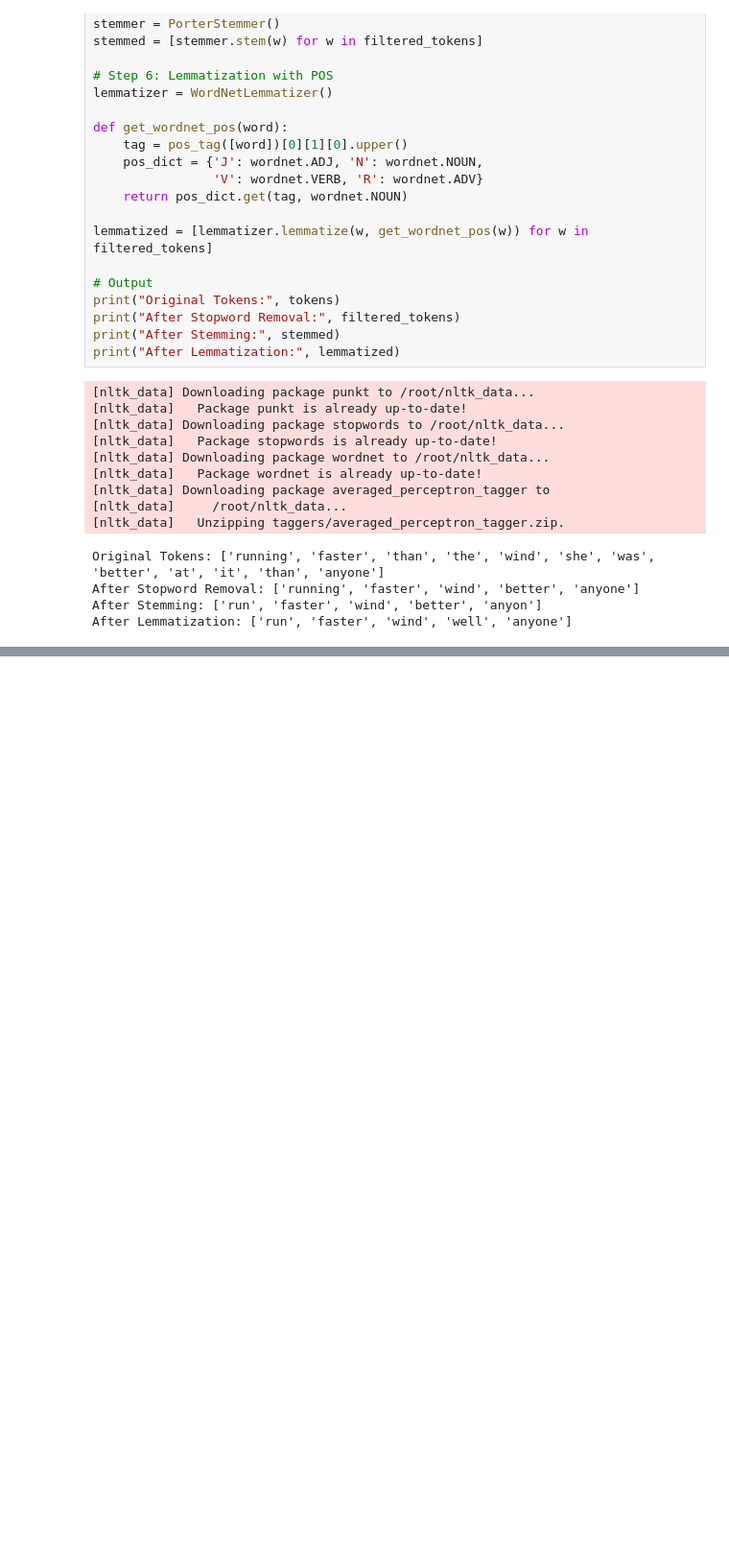
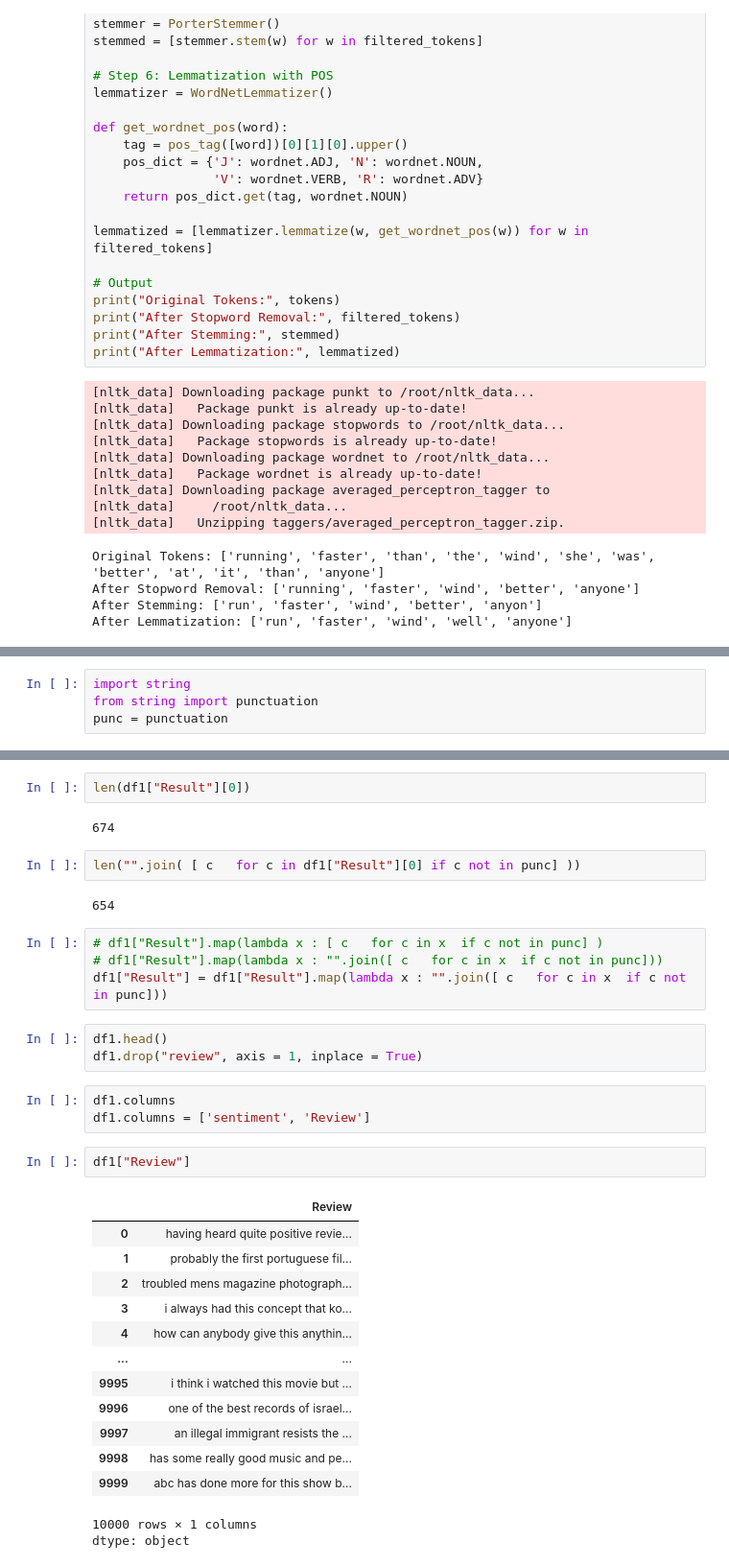
Before and after one commit to ankurs190/GenAI-Durgasoft-, a Jupyter notebook: NLP_Durgasoft.ipynb, the cells around one changed output, grey strips where cells are left out. Shown at 96% size. Cells and saved outputs as stored; diff of their text form; blank space fills up the shorter version.

```diff
--- a/NLP_Durgasoft.ipynb
+++ b/NLP_Durgasoft.ipynb
@@ -558,0 +614,4 @@ After Lemmatization: ['run', 'faster', 'wind', 'well', 'anyone']
+# %%
+import string
+from string import punctuation
+punc = punctuation
@@ -558,0 +626,35 @@ After Lemmatization: ['run', 'faster', 'wind', 'well', 'anyone']
+# %%
+len(df1["Result"][0])
+# %% [output]
+674
+# %%
+len("".join( [ c   for c in df1["Result"][0] if c not in punc] ))
+# %% [output]
+654
+# %%
+# df1["Result"].map(lambda x : [ c   for c in x  if c not in punc] )
+# df1["Result"].map(lambda x : "".join([ c   for c in x  if c not in punc]))
+df1["Result"] = df1["Result"].map(lambda x : "".join([ c   for c in x  if c not in punc]))
+# %%
+df1.head()
+df1.drop("review", axis = 1, inplace = True)
+# %%
+df1.columns
+df1.columns = ['sentiment', 'Review']
+# %%
+df1["Review"]
+# %% [output]
+|  | Review |
+| 0 | having heard quite positive revie... |
+| 1 | probably the first portuguese fil... |
+| 2 | troubled mens magazine photograph... |
+| 3 | i always had this concept that ko... |
+| 4 | how can anybody give this anythin... |
+| ... | ... |
+| 9995 | i think i watched this movie but ... |
+| 9996 | one of the best records of israel... |
+| 9997 | an illegal immigrant resists the ... |
+| 9998 | has some really good music and pe... |
+| 9999 | abc has done more for this show b... |
+10000 rows × 1 columns
+dtype: object
```
Also changed, not shown: parts of 28 cells of this notebook.
